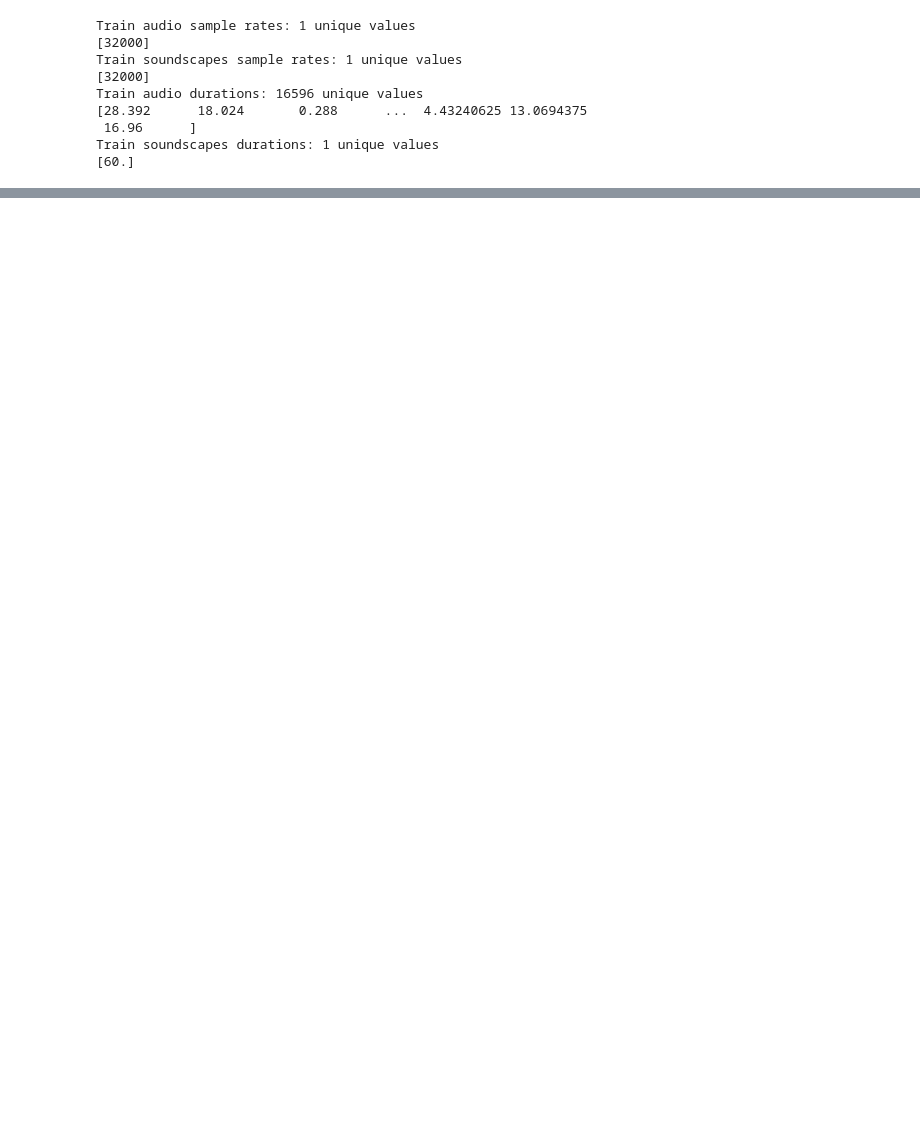
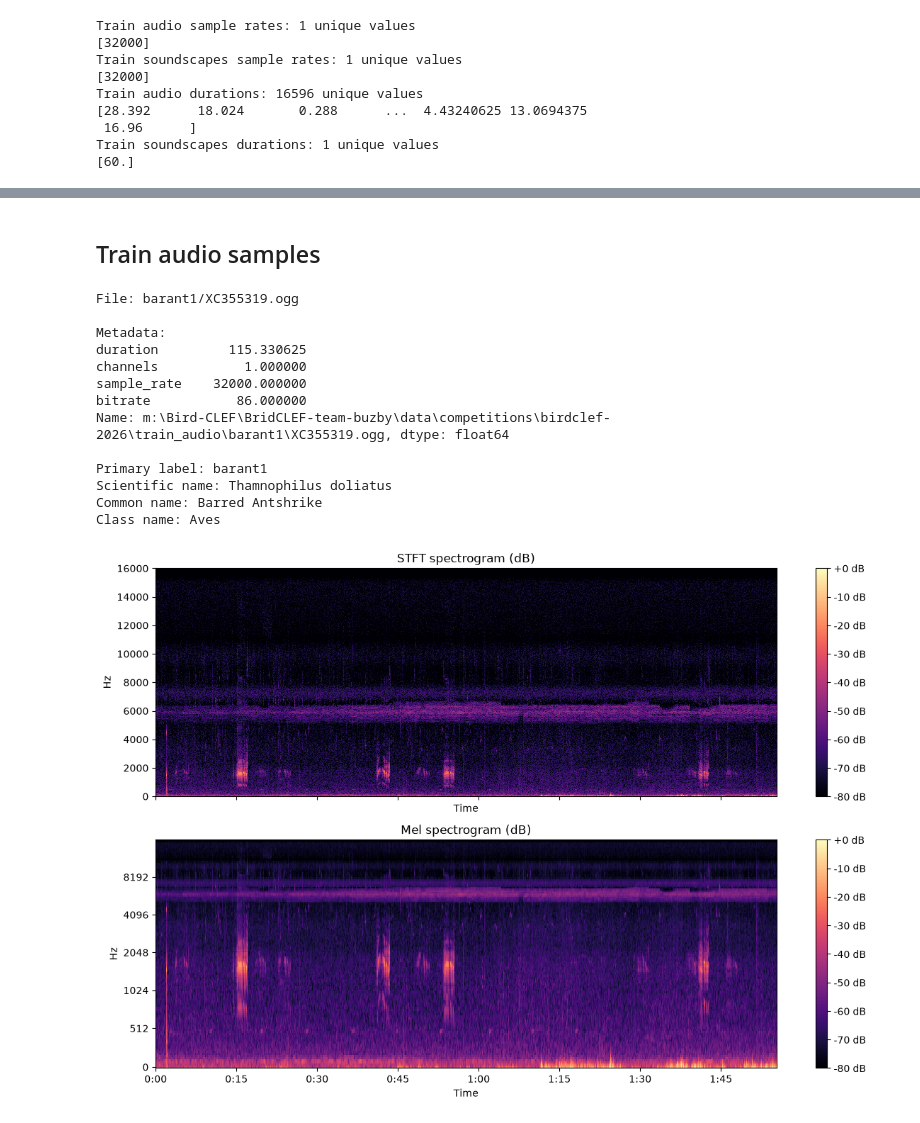
Before and after one commit to DPI3/BridCLEF-team-buzby, a Jupyter notebook: birdclef_draft_01.ipynb, the cells around one changed output, grey strips where cells are left out. Cells and saved outputs as stored; diff of their text form; code cells hidden in the pictures; blank space fills up the shorter version.

Commit message:
Check labels, plot spectograms

```diff
--- a/birdclef_draft_01.ipynb
+++ b/birdclef_draft_01.ipynb
@@ -168,7 +168,7 @@ def get_audio_metadata(audio_path: list[str|Path]|str|Path, csv_output: str|Path
         audio = TinyTag.get(path)
         metadata_list.append({
             "filename": path,
-            "length": audio.duration,
+            "duration": audio.duration,
             "channels": audio.channels,
             "sample_rate": audio.samplerate,
             "bitrate": audio.bitrate
@@ -236,3 +236,6 @@ Train audio durations: 16596 unique values
  16.96      ]
 Train soundscapes durations: 1 unique values
 [60.]
+# %%
+# Drop train audio files with duration less than 2 seconds
+train_audio_files = train_audio_metadata_df[train_audio_metadata_df['duration'] >= 2].index.tolist()
@@ -320,0 +452,63 @@ Soundscape labels:
+# %% [markdown]
+## Train audio samples
+# %%
+# Inspect a training audio file
+import librosa
+import librosa.display
+import matplotlib.pyplot as plt
+import numpy as np
+
+sample_number = 1956  # Change this to inspect a different sample
+
+sample_path = Path(train_audio_files[sample_number])
+sample_file = sample_path.relative_to(train_audio_dir).as_posix()  # same form as train.csv "filename"
+
+# Metadata
+print(f"File: {sample_file}")
+print("\nMetadata:")
+print(train_audio_metadata_df.loc[train_audio_files[sample_number]])
+
+# Label
+label_row = train_audio_label_df.loc[sample_file]
+print(f"\nPrimary label: {label_row['primary_label']}")
+print(f"Scientific name: {label_row['scientific_name']}")
+print(f"Common name: {label_row['common_name']}")
+print(f"Class name: {label_row['class_name']}")
+
+# Load at native sample rate
+y, sr = librosa.load(sample_path, sr=None)
+
+# STFT (magnitude in dB)
+n_fft, hop_length = 2048, 512
+stft_db = librosa.amplitude_to_db(np.abs(librosa.stft(y, n_fft=n_fft, hop_length=hop_length)), ref=np.max)
+
+# Mel spectrogram (power in dB)
+mel_db = librosa.power_to_db(
+    librosa.feature.melspectrogram(y=y, sr=sr, n_fft=n_fft, hop_length=hop_length, n_mels=128),
+    ref=np.max,
+)
+
+fig, axes = plt.subplots(2, 1, figsize=(12, 8), sharex=True)
+img = librosa.display.specshow(stft_db, sr=sr, hop_length=hop_length, x_axis="time", y_axis="hz", ax=axes[0])
+axes[0].set_title("STFT spectrogram (dB)")
+fig.colorbar(img, ax=axes[0], format="%+2.0f dB")
+img = librosa.display.specshow(mel_db, sr=sr, hop_length=hop_length, x_axis="time", y_axis="mel", ax=axes[1])
+axes[1].set_title("Mel spectrogram (dB)")
+fig.colorbar(img, ax=axes[1], format="%+2.0f dB")
+plt.tight_layout()
+plt.show()
+# %% [output]
+File: barant1/XC355319.ogg
+
+Metadata:
+duration         115.330625
+channels           1.000000
+sample_rate    32000.000000
+bitrate           86.000000
+Name: m:\Bird-CLEF\BridCLEF-team-buzby\data\competitions\birdclef-2026\train_audio\barant1\XC355319.ogg, dtype: float64
+
+Primary label: barant1
+Scientific name: Thamnophilus doliatus
+Common name: Barred Antshrike
+Class name: Aves
+[figure, added]
```
Also changed, not shown: parts of 13 cells of this notebook, 2 other files.
